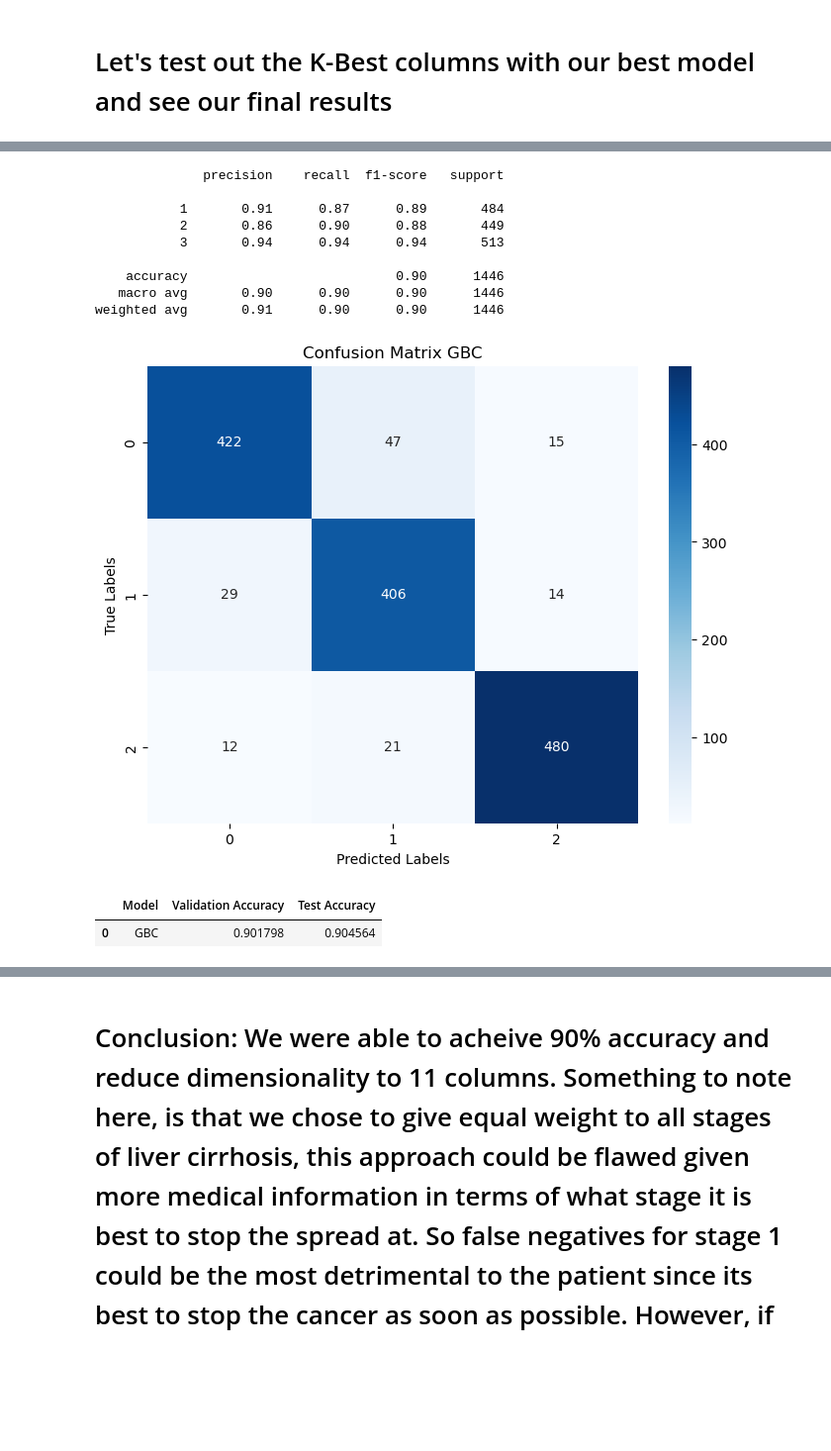
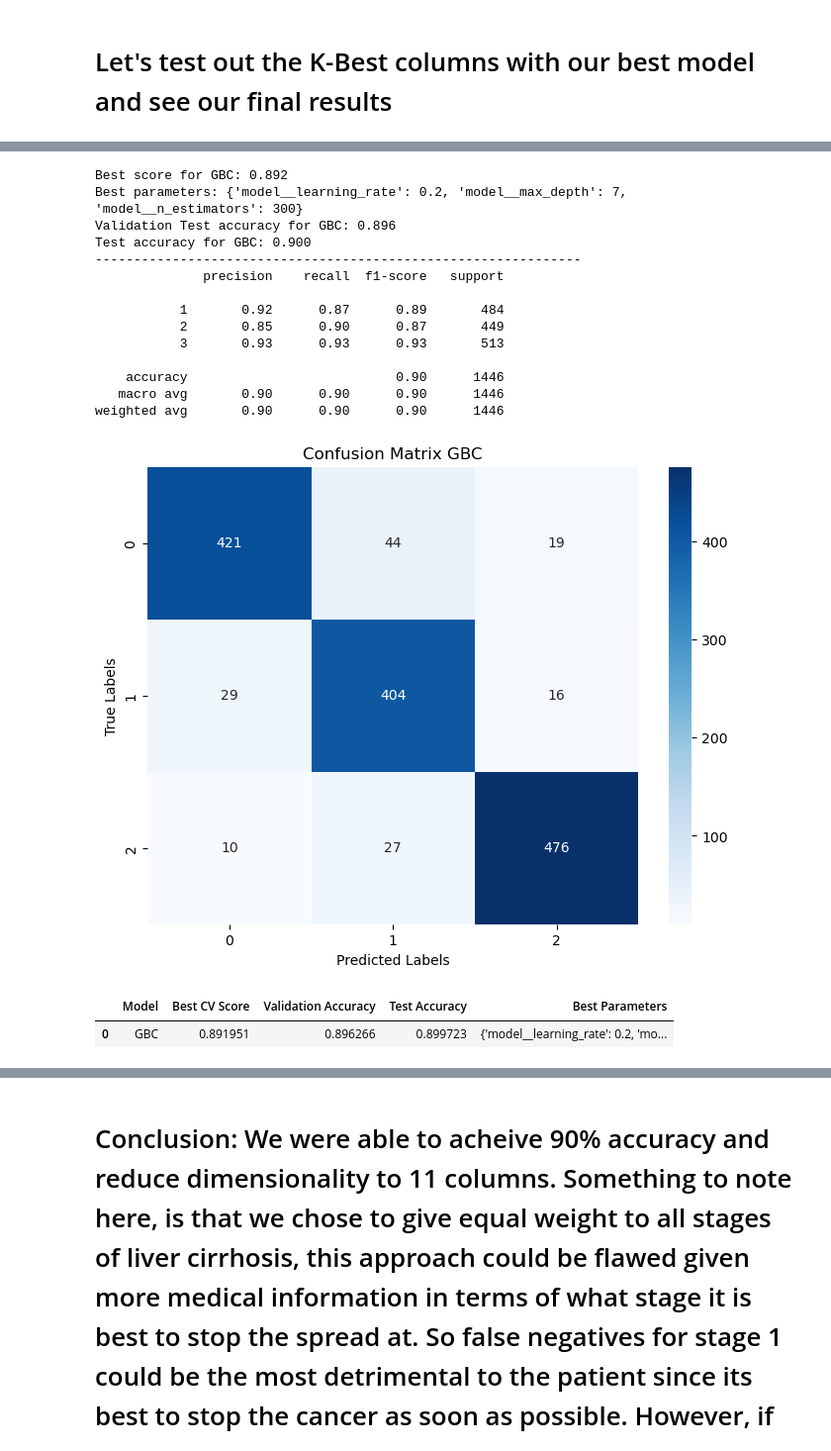
Before and after one commit to MaukanMir/Liver-Cirrhosis-Classification, a Jupyter notebook: training.ipynb, the cells around one changed output, grey strips where cells are left out. Shown at 99% size. Saved outputs shown, nothing was run; the diff lists cells and outputs as text; code cells hidden in the pictures; blank space fills up the shorter version.

```diff
--- a/training.ipynb
+++ b/training.ipynb
@@ -204,9 +204,18 @@ def val_grid_search_selected_models(param_grid:dict,names:list, models:list, X:p
     for i in range(len(models)):
         model, name = models[i], names[i]
         pipeline = create_pipeline(preprocessor, model, kbest_name, kbest) if kbest_name else create_pipeline(preprocessor, model)
-        grid_search = GridSearchCV(pipeline, param_grid[name], cv=5, scoring=metric, n_jobs=-1)
-        grid_search.fit(X_train, y_train)
-        best_model = grid_search.best_estimator_
+
+        if param_grid:
+            grid_search = GridSearchCV(pipeline, param_grid[name], cv=5, scoring=metric, n_jobs=-1)
+            grid_search.fit(X_train, y_train)
+            best_model = grid_search.best_estimator_
+
+            print(f'Best score for {name}: {grid_search.best_score_:.3f}')
+            print("Best parameters:", grid_search.best_params_)
+
+        else:
+            best_model = pipeline
+            best_model.fit(X_train, y_train)
 
         y_pred = best_model.predict(X_val)
         y_test_pred = best_model.predict(X_test)
@@ -214,21 +223,15 @@ def val_grid_search_selected_models(param_grid:dict,names:list, models:list, X:p
         val_accuracy = accuracy_score(y_val, y_pred)
         test_accuracy = accuracy_score(y_test, y_test_pred)
 
-
-        print(f'Best score for {name}: {grid_search.best_score_:.3f}')
-        print("Best parameters:", grid_search.best_params_)
         print(f'Validation Test accuracy for {name}: {val_accuracy:.3f}')
         print(f'Test accuracy for {name}: {test_accuracy:.3f}')
         print("---------------------------------------------------------------")
-
         create_confusion_matrix(name, y_test, y_test_pred)
 
         model_performance.append({
                 "Model": name,
-                "Best CV Score": grid_search.best_score_,
                 "Validation Accuracy": val_accuracy,
                 "Test Accuracy": test_accuracy,
-                "Best Parameters": grid_search.best_params_
         })
     return pd.DataFrame(model_performance).sort_values(by="Test Accuracy", ascending=False)
 
@@ -592,11 +613,3 @@ Average total Score: 0.9016917990756672
 | 0 | GBC | 9 | Mutal-Information | 0.894457 | 0.011417 |
 # %% [markdown]
 # Let's test out the K-Best columns with our best model and see our final results
-# %%
-metric = mutual_info_classif
-names = ["GBC"]
-models = [
-  GradientBoostingClassifier(learning_rate=0.2,max_depth=7, n_estimators=300),
-]
-preprocessor = create_column_transformer(numeric_features, categorical_features)
-val_grid_search_selected_models(names, models, X, y, 11,'Mutal-Info', metric, preprocessor)
@@ -616,15 +616,31 @@ weighted avg       0.90      0.90      0.90      1446
-# %%
-val_grid_search_selected_models(names, models, X, y, 12,'Mutal-Info', metric, preprocessor)
-# %% [output]
-              precision    recall  f1-score   support
-
-           1       0.91      0.87      0.89       484
-           2       0.86      0.90      0.88       449
-           3       0.94      0.94      0.94       513
-
-    accuracy                           0.90      1446
-   macro avg       0.90      0.90      0.90      1446
-weighted avg       0.91      0.90      0.90      1446
-[figure, removed]
-|  | Model | Validation Accuracy | Test Accuracy |
-| 0 | GBC | 0.901798 | 0.904564 |
+# %%
+param_grid = {
+  "GBC": {
+        'model__n_estimators': [300],
+        'model__learning_rate': [0.2],
+        'model__max_depth': [7]
+  }
+    }
+
+kbest_metric, metric = SelectKBest(score_func=mutual_info_classif, k=11), make_scorer(accuracy_score)
+names = ["GBC"]
+models = get_selected_models(names)
+val_grid_search_selected_models(param_grid, names, models, X, y, metric, preprocessor, kbest_metric, 'Mutal-Info')
+# %% [output]
+Best score for GBC: 0.892
+Best parameters: {'model__learning_rate': 0.2, 'model__max_depth': 7, 'model__n_estimators': 300}
+Validation Test accuracy for GBC: 0.896
+Test accuracy for GBC: 0.900
+---------------------------------------------------------------
+              precision    recall  f1-score   support
+
+           1       0.92      0.87      0.89       484
+           2       0.85      0.90      0.87       449
+           3       0.93      0.93      0.93       513
+
+    accuracy                           0.90      1446
+   macro avg       0.90      0.90      0.90      1446
+weighted avg       0.90      0.90      0.90      1446
+[figure, added]
+|  | Model | Best CV Score | Validation Accuracy | Test Accuracy | Best Parameters |
+| 0 | GBC | 0.891951 | 0.896266 | 0.899723 | {'model__learning_rate': 0.2, 'mo... |
```
Also changed, not shown: parts of 4 cells of this notebook.
